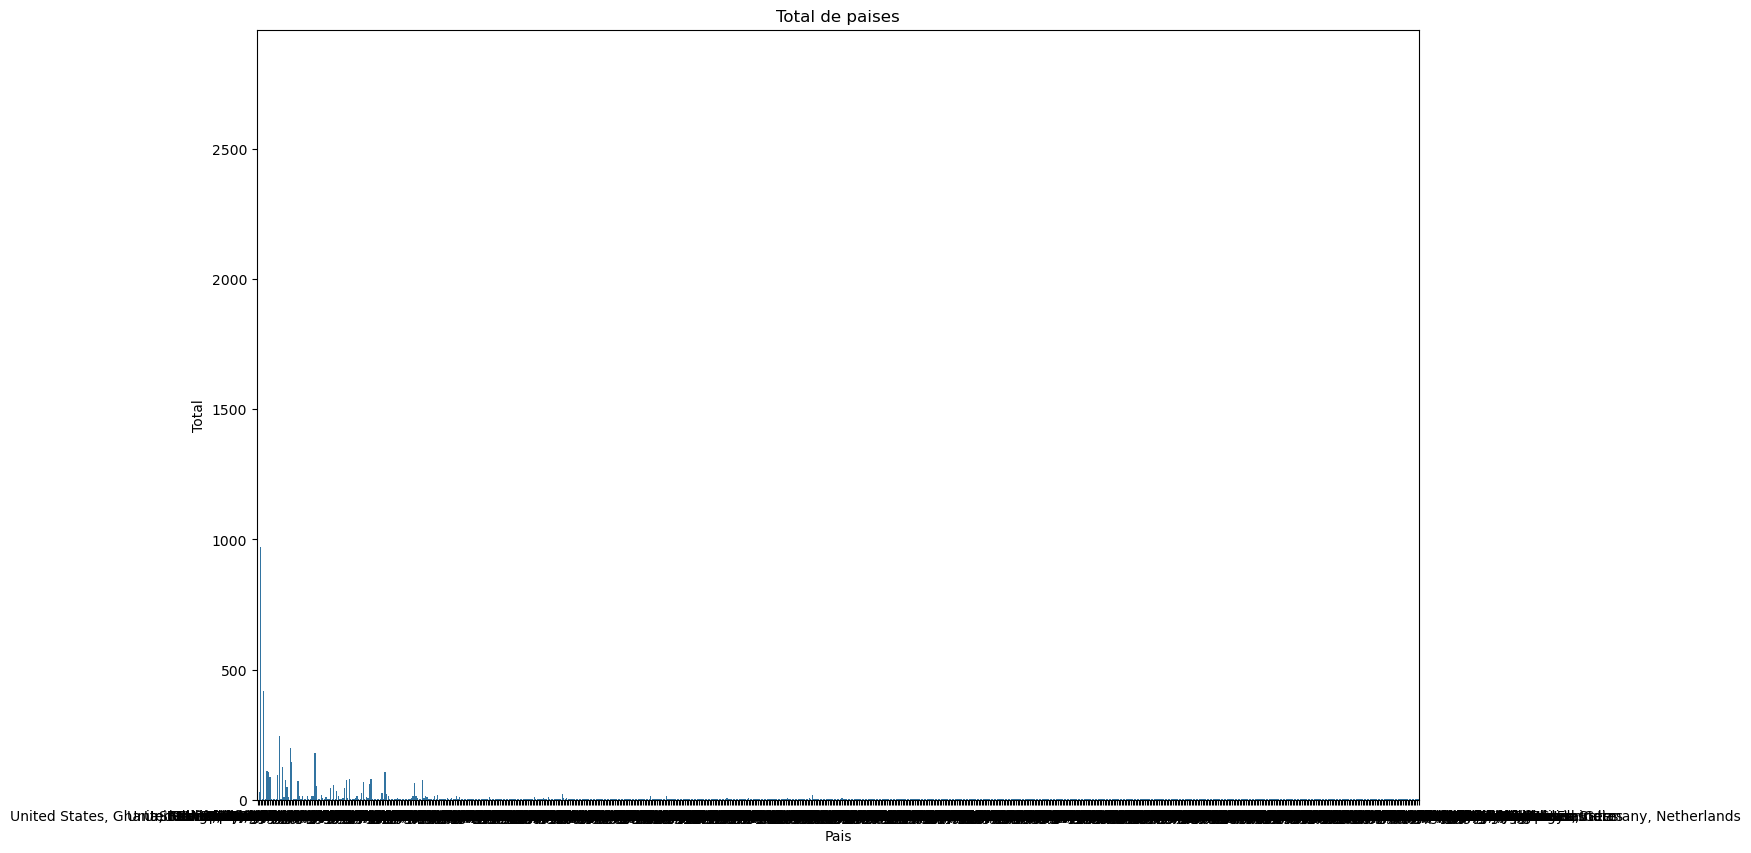
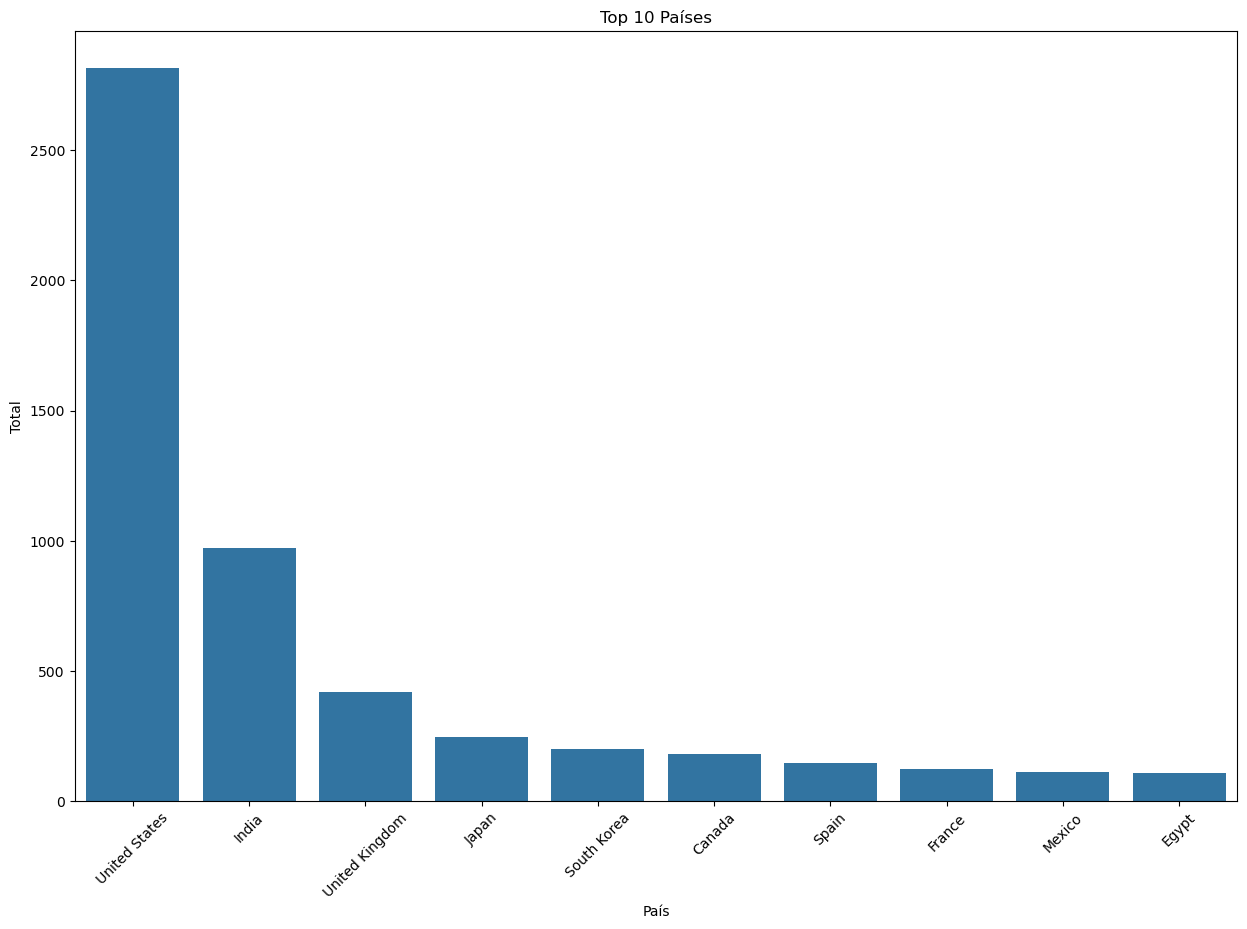
Unified diff of the notebook cell whose output changed from the first chart to the second:
--- before
+++ after
@@ -1,8 +1,15 @@
-#Generar 4 graficas
-#Grafica 1 Paises
-plt.figure(figsize=(15,10)) #tamaño
-sns.countplot(df, x="country")
-plt.title("Total de paises")
-plt.xlabel("Pais")
+# Grafica 1 Paises
+plt.figure(figsize=(15,10))
+
+# Top 10 países
+top_paises = df["country"].value_counts().head(10).index
+
+sns.countplot(data=df, x="country", order=top_paises)
+
+plt.title("Top 10 Países")
+plt.xlabel("País")
 plt.ylabel("Total")
+
+plt.xticks(rotation=45)
+
 plt.show()

Commit: Se arreglo el  problema de las graficas amontonadas